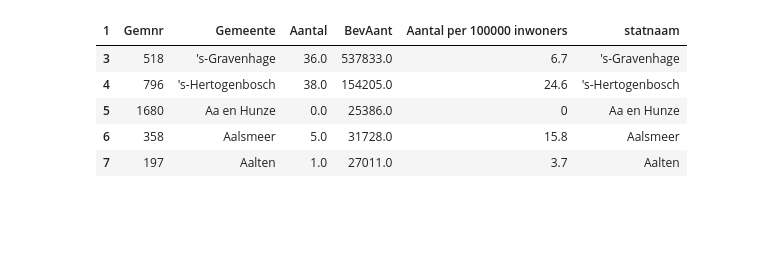
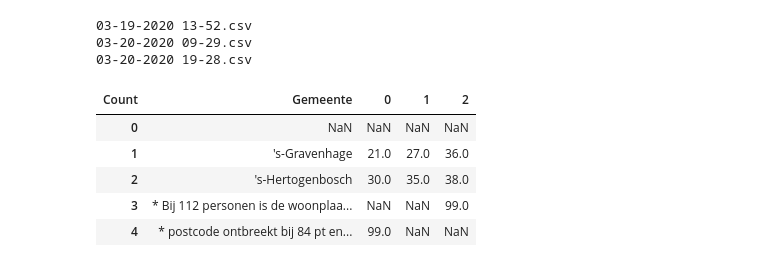
Before and after one commit to jvanelteren/covid19, a Jupyter notebook: RIVM_analysis.ipynb, the cells around one changed output. Saved outputs shown, nothing was run; the diff lists cells and outputs as text; code cells hidden in the pictures; blank space fills up the shorter version.

```diff
--- a/RIVM_analysis.ipynb
+++ b/RIVM_analysis.ipynb
@@ -17,21 +1,32 @@ with myFile:
-# %%
-import pandas as pd
-df = pd.read_csv('RIVM_data/test.csv',encoding = 'cp1252')
-# %%
-import pandas as pd
-df = pd.read_csv('RIVM_data/test.csv',encoding = 'cp1252')
-df = pd.DataFrame([x.split(';') for x in csv_input.split('\n')])
-df.columns = df.iloc[1]
-df = df[3:]
-df['statnaam']=df['Gemeente']
-df['BevAant'] = pd.to_numeric(df['BevAant'])
-df['Aantal'] = pd.to_numeric(df['Aantal'])
-df.rename(columns={'Aantal per 100.000 inwoners':'Aantal per 100000 inwoners'},inplace=True)
-df.head()
-# %% [output]
-| 1 | Gemnr | Gemeente | Aantal | BevAant | Aantal per 100000 inwoners | statnaam |
-| 3 | 518 | 's-Gravenhage | 36.0 | 537833.0 | 6.7 | 's-Gravenhage |
-| 4 | 796 | 's-Hertogenbosch | 38.0 | 154205.0 | 24.6 | 's-Hertogenbosch |
-| 5 | 1680 | Aa en Hunze | 0.0 | 25386.0 | 0 | Aa en Hunze |
-| 6 | 358 | Aalsmeer | 5.0 | 31728.0 | 15.8 | Aalsmeer |
-| 7 | 197 | Aalten | 1.0 | 27011.0 | 3.7 | Aalten |
+# %%
+from pathlib import Path
+import os
+import pandas as pd
+Path.cont = lambda x: list(os.scandir(x)) # scandir gives all content of a dir
+filedir = 'RIVM_data'
+files = Path.cont(filedir)
+
+def generate_df(filedir,filename,i):
+    df = pd.read_csv(filedir+'//'+filename.name,encoding = 'cp1252',skiprows=1)
+    df['BevAant'] = pd.to_numeric(df['BevAant'])
+    df['Aantal'] = pd.to_numeric(df['Aantal'])
+    df.rename(columns={'Aantal per 100.000 inwoners':'Aantal per 100000 inwoners'},inplace=True)
+    df['Datum'] = filename.name[:10]
+    df['Count'] = str(i)
+    print(filename.name)
+    return df
+df = pd.concat([generate_df(filedir,filename,i) for i,filename in enumerate(files)])
+num_csv = len(files)
+df_aantal = df.pivot(index='Gemeente', columns='Count', values='Aantal').reset_index()
+df_relative = df.pivot(index='Gemeente', columns='Count', values='Aantal per 100000 inwoners').reset_index()
+df_aantal.head()
+# %% [output]
+03-19-2020 13-52.csv
+03-20-2020 09-29.csv
+03-20-2020 19-28.csv
+| Count | Gemeente | 0 | 1 | 2 |
+| 0 | NaN | NaN | NaN | NaN |
+| 1 | 's-Gravenhage | 21.0 | 27.0 | 36.0 |
+| 2 | 's-Hertogenbosch | 30.0 | 35.0 | 38.0 |
+| 3 | * Bij 112 personen is de woonplaa... | NaN | NaN | 99.0 |
+| 4 | * postcode ontbreekt bij 84 pt en... | 99.0 | NaN | NaN |
```
Also changed, not shown: parts of 12 cells of this notebook, 8 other files.
